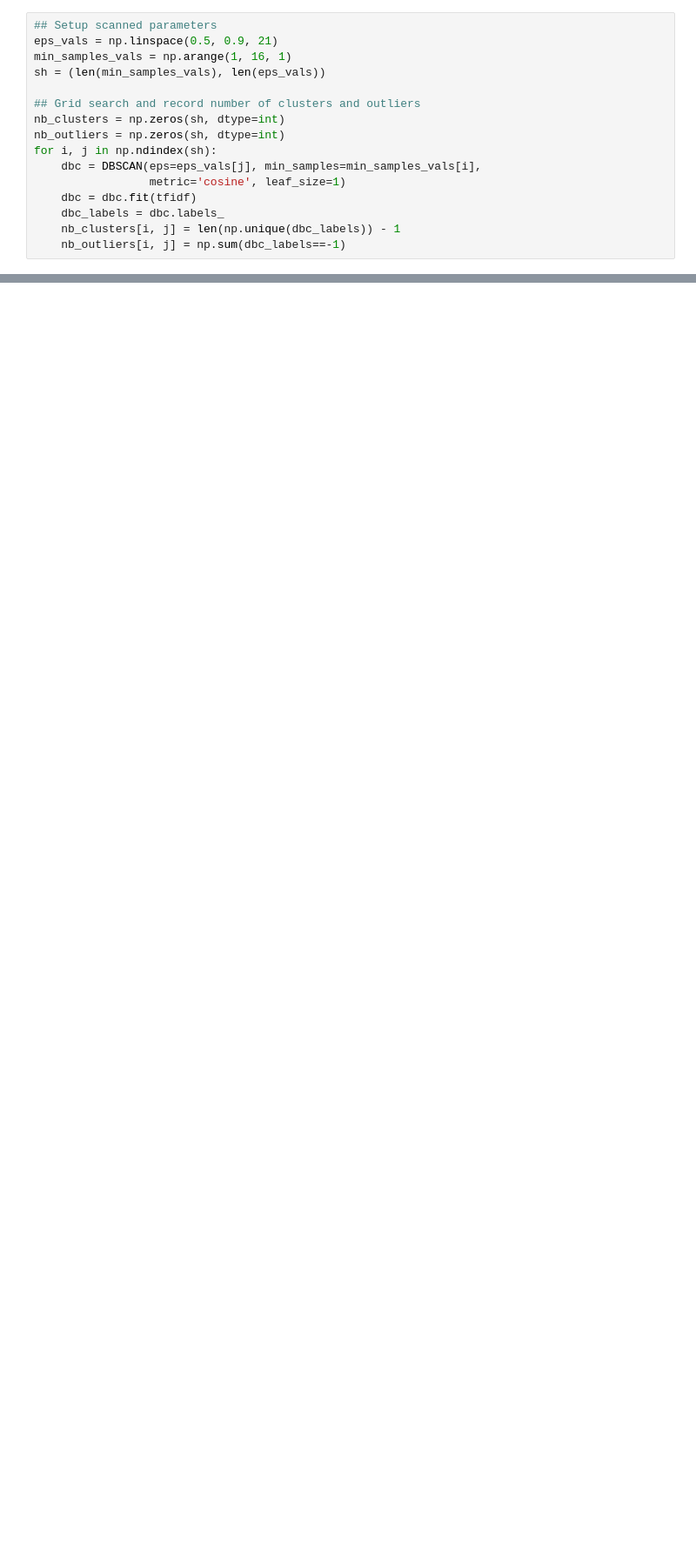
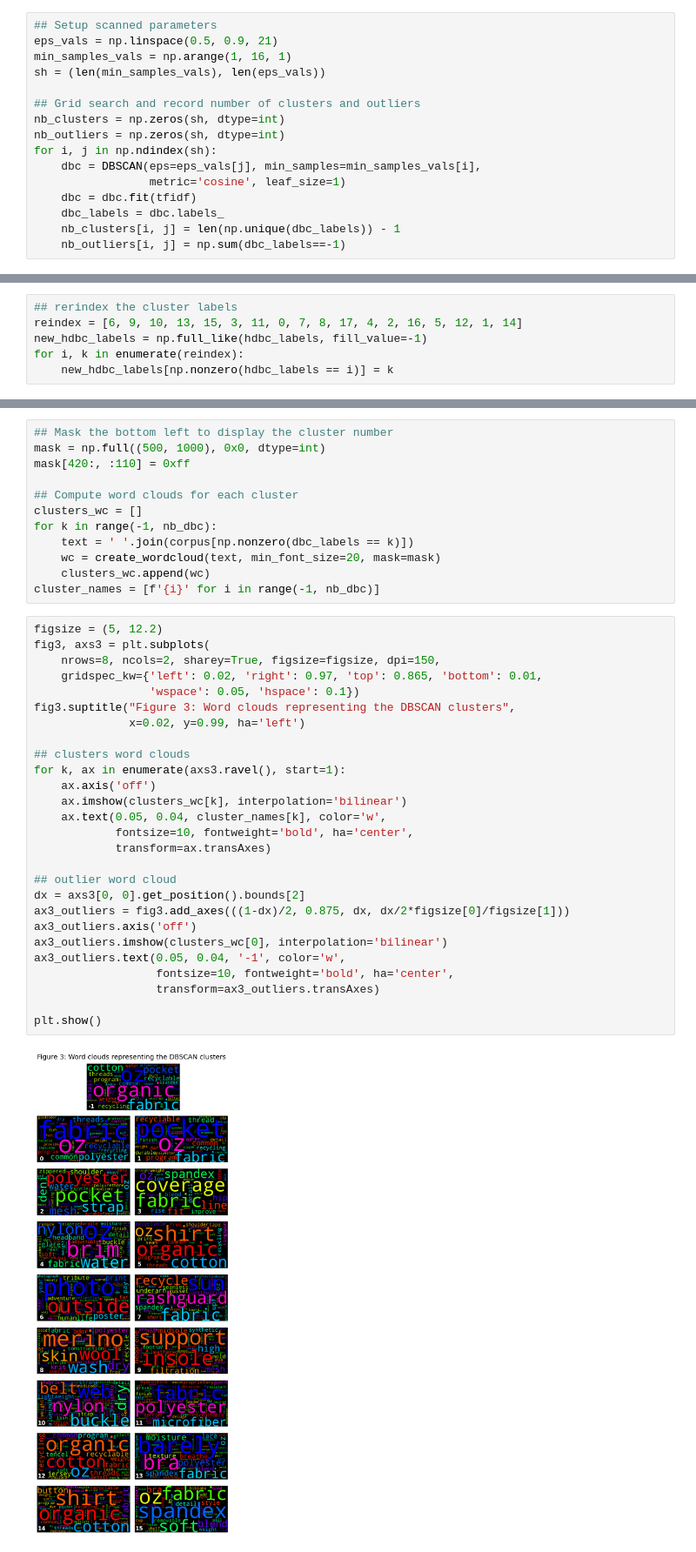
Before and after one commit to netesf13d/jedha-projects, a Jupyter notebook: 1-03-The_North_Face_ecommerce/The_North_Face_ecommerce.ipynb, the cells around one changed output, grey strips where cells are left out. Shown at 87% size. Cells and saved outputs as stored; diff of their text form; blank space fills up the shorter version.

```diff
--- a/1-03-The_North_Face_ecommerce/The_North_Face_ecommerce.ipynb
+++ b/1-03-The_North_Face_ecommerce/The_North_Face_ecommerce.ipynb
@@ -174,0 +264,6 @@ print(np.unique(dbc_labels, return_counts=True)[1])
+# %%
+## rerindex the cluster labels
+reindex = [6, 9, 10, 13, 15, 3, 11, 0, 7, 8, 17, 4, 2, 16, 5, 12, 1, 14]
+new_hdbc_labels = np.full_like(hdbc_labels, fill_value=-1)
+for i, k in enumerate(reindex):
+    new_hdbc_labels[np.nonzero(hdbc_labels == i)] = k
@@ -174,0 +341,41 @@ print(np.unique(dbc_labels, return_counts=True)[1])
+# %%
+## Mask the bottom left to display the cluster number
+mask = np.full((500, 1000), 0x0, dtype=int)
+mask[420:, :110] = 0xff
+
+## Compute word clouds for each cluster
+clusters_wc = []
+for k in range(-1, nb_dbc):
+    text = ' '.join(corpus[np.nonzero(dbc_labels == k)])
+    wc = create_wordcloud(text, min_font_size=20, mask=mask)
+    clusters_wc.append(wc)
+cluster_names = [f'{i}' for i in range(-1, nb_dbc)]
+# %%
+figsize = (5, 12.2)
+fig3, axs3 = plt.subplots(
+    nrows=8, ncols=2, sharey=True, figsize=figsize, dpi=150,
+    gridspec_kw={'left': 0.02, 'right': 0.97, 'top': 0.865, 'bottom': 0.01,
+                 'wspace': 0.05, 'hspace': 0.1})
+fig3.suptitle("Figure 3: Word clouds representing the DBSCAN clusters",
+              x=0.02, y=0.99, ha='left')
+
+## clusters word clouds
+for k, ax in enumerate(axs3.ravel(), start=1):
+    ax.axis('off')
+    ax.imshow(clusters_wc[k], interpolation='bilinear')
+    ax.text(0.05, 0.04, cluster_names[k], color='w',
+            fontsize=10, fontweight='bold', ha='center',
+            transform=ax.transAxes)
+
+## outlier word cloud
+dx = axs3[0, 0].get_position().bounds[2]
+ax3_outliers = fig3.add_axes(((1-dx)/2, 0.875, dx, dx/2*figsize[0]/figsize[1]))
+ax3_outliers.axis('off')
+ax3_outliers.imshow(clusters_wc[0], interpolation='bilinear')
+ax3_outliers.text(0.05, 0.04, '-1', color='w',
+                  fontsize=10, fontweight='bold', ha='center',
+                  transform=ax3_outliers.transAxes)
+
+plt.show()
+# %% [output]
+[figure, added]
```
Also changed, not shown: parts of 47 cells of this notebook, 1 other file.
